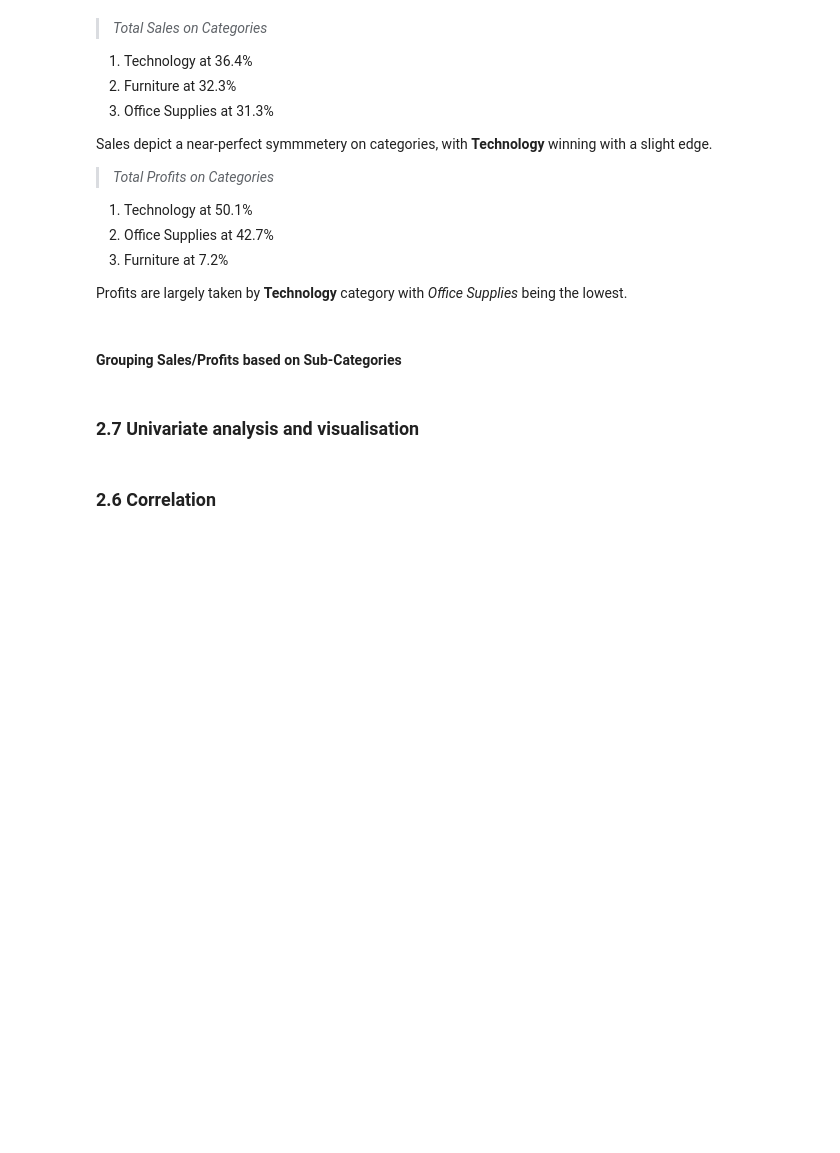
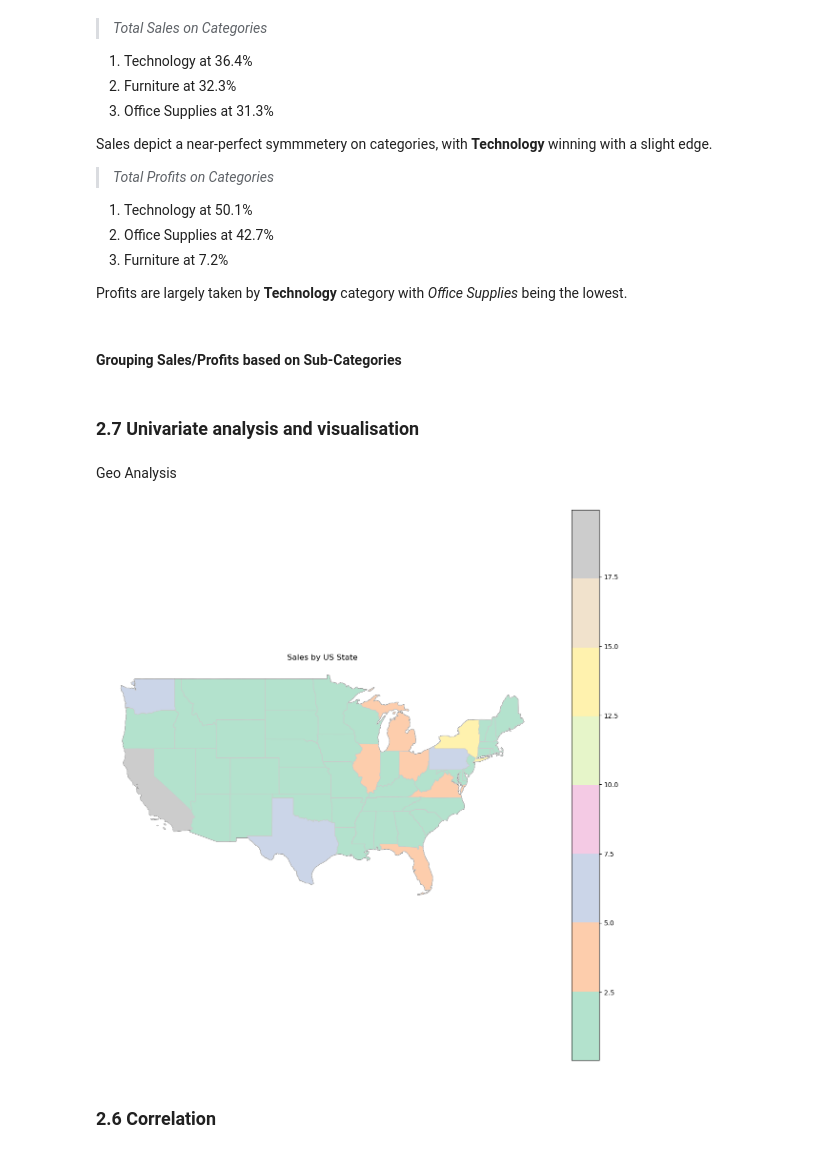
Before and after one commit to nareshwar/uhull-module-1, a Jupyter notebook: assignment_notebook/assignment_final.ipynb, the cells around one changed output. Cells and saved outputs as stored; diff of their text form; code cells hidden in the pictures; blank space fills up the shorter version.

```diff
--- a/assignment_notebook/assignment_final.ipynb
+++ b/assignment_notebook/assignment_final.ipynb
@@ -477,6 +461,31 @@ ax.legend(loc=(1, 0.9))
 
 #Formatting the x-axis as %
 ax.xaxis.set_major_formatter(mtick.PercentFormatter(1.0))
+# %% [markdown]
+Geo Analysis
+# %%
+base_folder_path = os.getcwd()
+shp_path = '/data/usa-states-census-2014.shp'
+
+states = gpd.read_file(f'{base_folder_path}{shp_path}')
+states = states.to_crs("EPSG:3395")
+
+# Group data based on States
+sales_per_states = global_super_store_data.groupby(['State'], as_index=False)[['Sales']].sum()
+sales_per_states['Sales %'] = (sales_per_states['Sales'] / global_super_store_data['Sales'].sum()) * 100
+
+# Merge sales data with the US map based on state codes or names
+merged_data = states.merge(sales_per_states, how='left', left_on='NAME', right_on='State')
+
+# Plot the map
+fig, ax = plt.subplots(1, 1, figsize=(15, 15))
+states.plot(ax=ax, color='lightgrey', edgecolor='black')
+merged_data.plot(column='Sales %', cmap='Pastel2', linewidth=0.8, ax=ax, edgecolor='0.8', legend=True, aspect='equal')  # Adjust aspect ratio
+ax.axis('off')
+ax.set_title('Sales by US State')
+plt.show()
+# %% [output]
+[figure, added]
 # %% [markdown]
 ### 2.6 Correlation
 # %%
```
Also changed, not shown: parts of 1 cell of this notebook, 11 other files.
